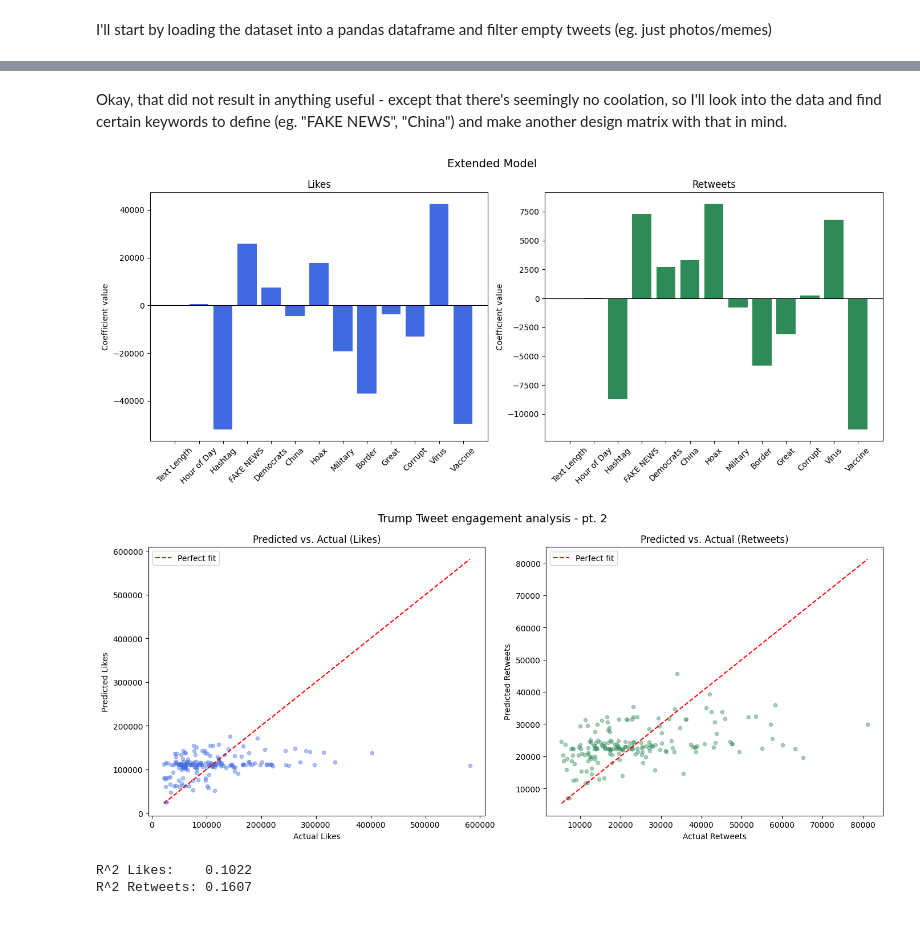
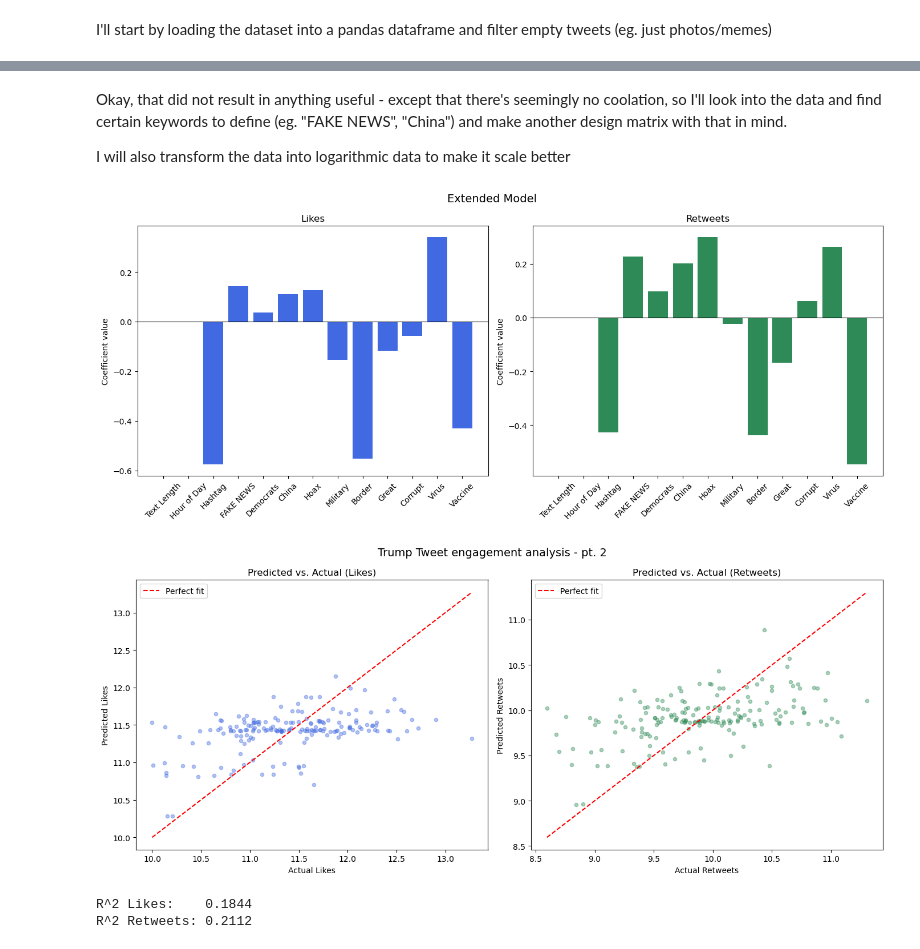
Before and after one commit to Jdreioe/assignment3, a Jupyter notebook: Linear_Systems_Assignment_AUXXYYZZ.ipynb, the cells around one changed output, grey strips where cells are left out. Saved outputs shown, nothing was run; the diff lists cells and outputs as text; code cells hidden in the pictures.

```diff
--- a/Linear_Systems_Assignment_AUXXYYZZ.ipynb
+++ b/Linear_Systems_Assignment_AUXXYYZZ.ipynb
@@ -334,14 +361,16 @@ I'll start by loading the dataset into a pandas dataframe and filter empty tweet
 import pandas as pd
 from datetime import datetime
 import matplotlib.pyplot as plt
-file_path = "trump_latest_tweets.csv"
+file_path = "trump_tweets.csv"
 trump_latest = pd.read_csv(file_path, sep=',', encoding='utf8', quotechar='"')
 # Removing rows where the 'Text' column is empty or contains only whitespace to ensure that we only analyze tweets with actual content.
 trump_latest = trump_latest[trump_latest['Text'].fillna('').str.strip() != '']
 
 text = trump_latest['Text'].values.tolist()
-Likes = trump_latest['Likes'].values.tolist()
-Retweets = trump_latest['Retweets'].values.tolist()
+
+# Transforming Likes and Retweets using log1p to handle zero values and reduce skewness in the data, which is common in social media metrics.
+Likes = np.log1p(trump_latest['Likes'].values.tolist())
+Retweets = np.log1p(trump_latest['Retweets'].values.tolist())
 date = trump_latest['Formatteret_Date'].values.tolist()
 hashtags = (trump_latest['Hashtags'].fillna('') != '').values.tolist()
 text_length = [len(t) for t in text]
@@ -441,5 +470,7 @@ Coefficients for Likes:
 # %% [markdown]
 Okay, that did not result in anything useful - except that there's seemingly no coolation, so I'll look into the data and find certain keywords to define (eg. "FAKE NEWS", "China") and make another design matrix with that in mind.
+
+I will also transform the data into logarithmic data to make it scale better
 # %%
 # Defined additional keywords to include in the new model
 keywords = [
@@ -455,8 +486,8 @@ keywords = [
     "Vaccine",
 
 ]
-b_likes = np.array(Likes)
-b_retweets = np.array(Retweets)
+b_likes = (np.array(Likes))
+b_retweets =(np.array(Retweets))
 # Boolean features for each keyword (case-insensitive)
 keyword_features = {}
 for kw in keywords:
@@ -511,37 +542,37 @@ axes[0].set_xlabel("Actual Likes")
 axes[0].set_ylabel("Predicted Likes")
 axes[0].set_title("Predicted vs. Actual (Likes)")
 axes[0].legend()
 
 # Retweets
 axes[1].scatter(b_retweets, pred_retweets_ext, alpha=0.4, color='seagreen', s=20)
 axes[1].plot([b_retweets.min(), b_retweets.max()],
              [b_retweets.min(), b_retweets.max()], 'r--', label='Perfect fit')
 axes[1].set_xlabel("Actual Retweets")
 axes[1].set_ylabel("Predicted Retweets")
 axes[1].set_title("Predicted vs. Actual (Retweets)")
 axes[1].legend()
 
 plt.tight_layout()
 plt.savefig("trump_extended_pred.png", dpi=150, bbox_inches='tight')
 plt.show()
 
 # Print R² score for at måle hvor god modellen er
 ss_res_likes = np.sum((b_likes - pred_likes_ext) ** 2)
 ss_tot_likes = np.sum((b_likes - np.mean(b_likes)) ** 2)
 r2_likes = 1 - ss_res_likes / ss_tot_likes
 
 ss_res_rt = np.sum((b_retweets - pred_retweets_ext) ** 2)
 ss_tot_rt = np.sum((b_retweets - np.mean(b_retweets)) ** 2)
 r2_retweets = 1 - ss_res_rt / ss_tot_rt
 
 print(f"R^2 Likes:    {r2_likes:.4f}")
 print(f"R^2 Retweets: {r2_retweets:.4f}")
 plt.show()
 # %% [output]
-[figure, old version]
+[figure, new version]
-[figure, old version]
+[figure, new version]
-R^2 Likes:    0.1022
-R^2 Retweets: 0.1607
+R^2 Likes:    0.1844
+R^2 Retweets: 0.2112
 # %% [markdown]
 Based on this, I can conclude that at least in 2020, there's a corelation between:
 
```
Also changed, not shown: parts of 3 cells of this notebook, 5 other files.
